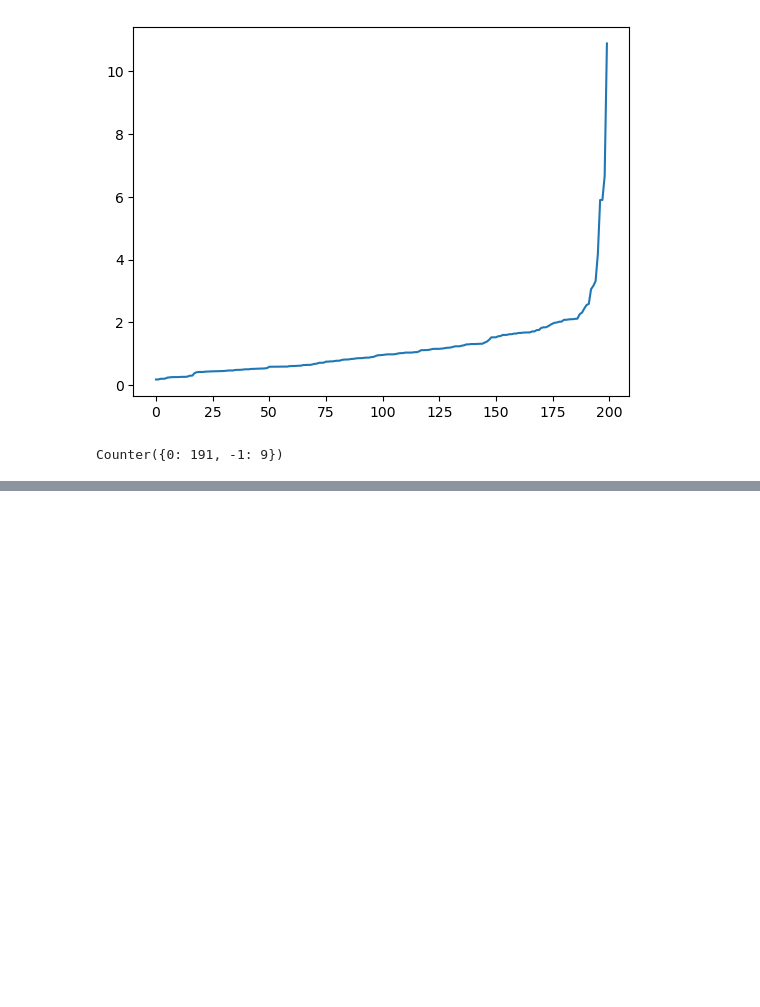
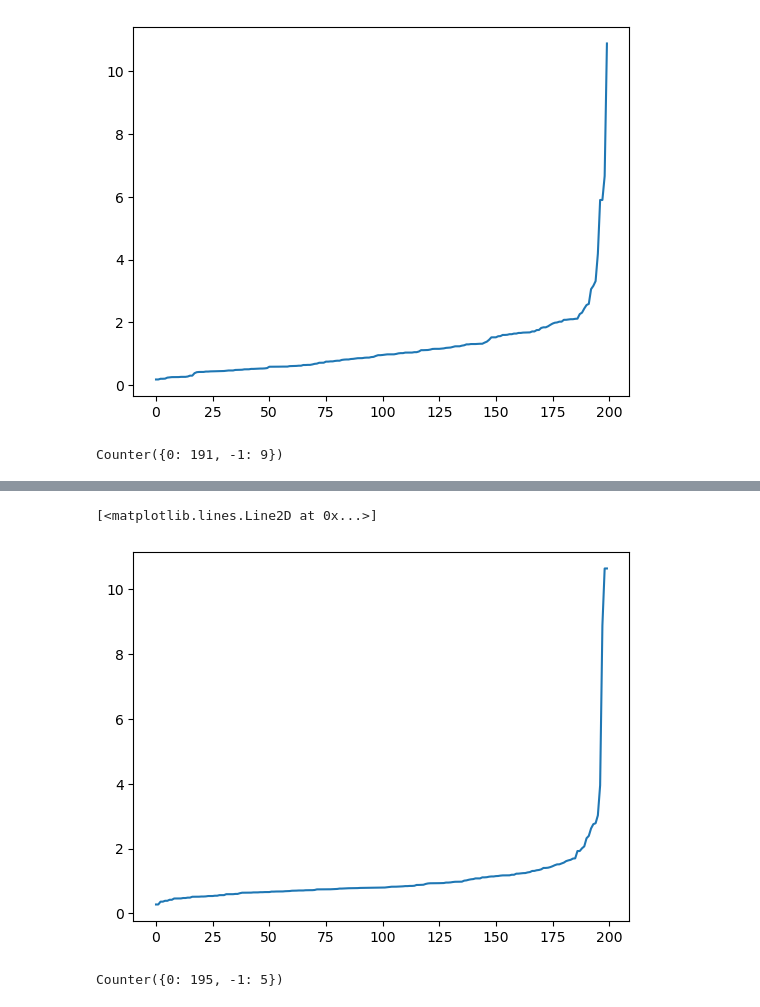
Before and after one commit to isabellacadisco/AMS, a Jupyter notebook: kaya identity analysis/Outlier detection DBSCAN.ipynb, the cells around one changed output, grey strips where cells are left out. Drawn from its saved outputs; the diff is of its cells as text; code cells hidden in the pictures; blank space fills up the shorter version.

```diff
--- a/kaya identity analysis/Outlier detection DBSCAN.ipynb
+++ b/kaya identity analysis/Outlier detection DBSCAN.ipynb
@@ -84,0 +116,17 @@ data.loc[[163]]
+# %%
+# Economic variables
+economics = [
+    'Age dependency ratio, old (% of working-age population) [SP.POP.DPND.OL]',
+    'Employers, total (% of total employment) (modeled ILO estimate) [SL.EMP.MPYR.ZS]',
+    'Exports of goods and services (current US$) [NE.EXP.GNFS.CD]',
+    'Imports of goods and services (current US$) [NE.IMP.GNFS.CD]',
+    'Final consumption expenditure (current US$) [NE.CON.TOTL.CD]',
+    'GDP, PPP (constant 2017 international $) [NY.GDP.MKTP.PP.KD]',
+    'GDP growth (annual %) [NY.GDP.MKTP.KD.ZG]',
+    'GNI, PPP (current international $) [NY.GNP.MKTP.PP.CD]',
+    'Industry (including construction), value added (% of GDP) [NV.IND.TOTL.ZS]',
+    'Population, total [SP.POP.TOTL]',
+    'Wage and salaried workers, total (% of total employment) (modeled ILO estimate) [SL.EMP.WORK.ZS]'
+]
+# %%
+econ_data = data[economics]
@@ -84,0 +149,19 @@ data.loc[[163]]
+# %%
+df2 = StandardScaler().fit_transform(econ_data)
+neighbors = NearestNeighbors(n_neighbors=10)
+neighbors_fit = neighbors.fit(df2)
+distances, indices = neighbors_fit.kneighbors(df2)
+
+distances = np.sort(distances, axis=0)
+distances = distances[:,1]
+plt.plot(distances)
+# %% [output]
+[<matplotlib.lines.Line2D at 0x...>]
+[figure, added]
+# %%
+fit = DBSCAN(eps=3, min_samples=7).fit(df2)
+outliers2_ = pd.DataFrame(df2)
+outliers2 = outliers2_[fit.labels_== -1]
+print(Counter(fit.labels_))
+# %% [output]
+Counter({0: 195, -1: 5})
```
Also changed, not shown: parts of 18 cells of this notebook.
